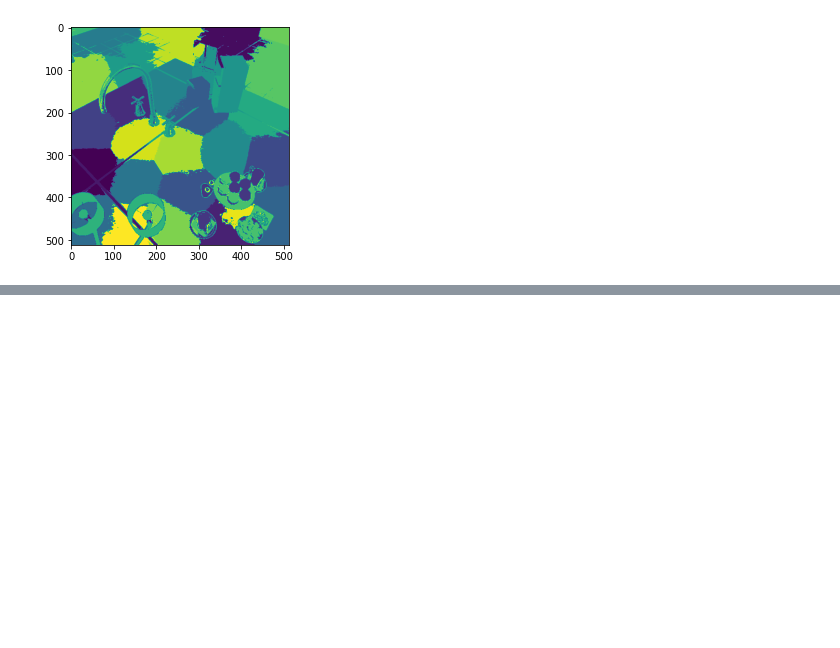
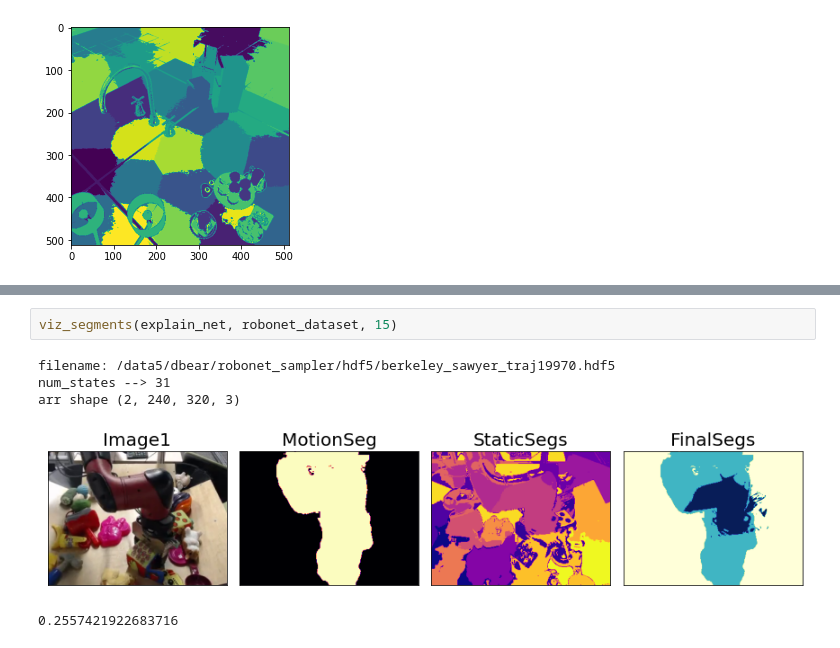
Before and after one commit to neuroailab/RAFT, a Jupyter notebook: notebooks/TDW_dataloading_020522.ipynb, the cells around one changed output, grey strips where cells are left out. Cells and saved outputs as stored; diff of their text form; blank space fills up the shorter version.

```diff
--- a/notebooks/TDW_dataloading_020522.ipynb
+++ b/notebooks/TDW_dataloading_020522.ipynb
@@ -564,0 +588,8 @@ viz(koh[...,1])
+# %%
+viz_segments(explain_net, robonet_dataset, 15)
+# %% [output]
+filename: /data5/dbear/robonet_sampler/hdf5/berkeley_sawyer_traj19970.hdf5
+num_states --> 31
+arr shape (2, 240, 320, 3)
+[figure, added]
+0.2557421922683716
```
Also changed, not shown: parts of 30 cells of this notebook, 3 other files.
